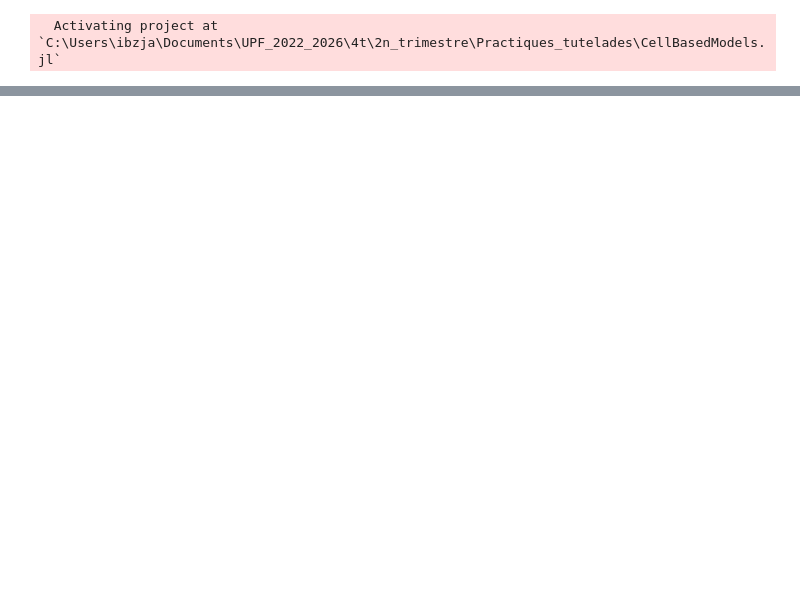
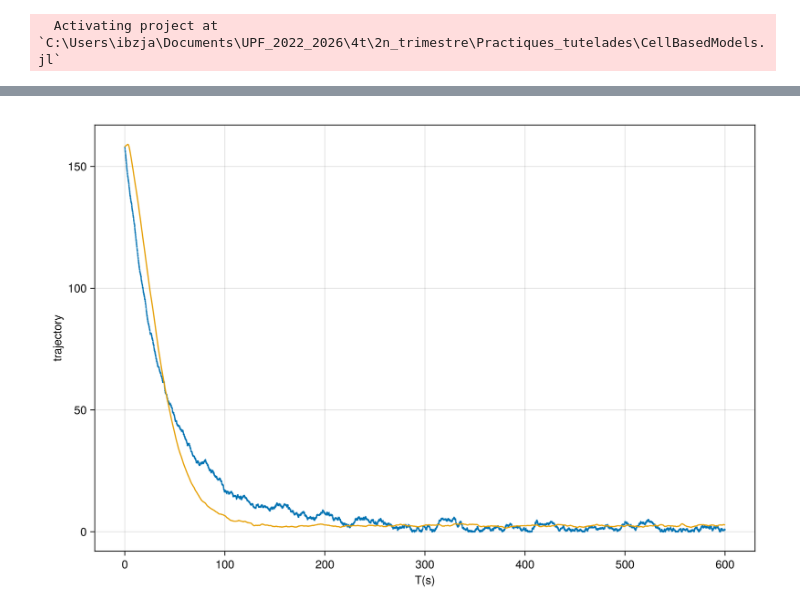
Before and after one commit to jmarib/CellBasedModels.jl, a Jupyter notebook: examples/keller_segel.ipynb, the cells around one changed output, grey strips where cells are left out. Saved outputs shown, nothing was run; the diff lists cells and outputs as text; code cells hidden in the pictures; blank space fills up the shorter version.

```diff
--- a/examples/keller_segel.ipynb
+++ b/examples/keller_segel.ipynb
@@ -385,0 +46,11 @@ GLMakie.Screen(...)
+# %%
+# Parameters
+μ = 50          # Chemotactic sensitivity
+h = 1.0          # Peak concentration
+b = 63.25        # Width of the parabola
+D = 0.18         # Diffusion coefficient
+dt = 0.01        # Time step
+T = 600.0         # Total time
+x0 = b * 2.5       # Initial position
+
+trajectory = simulate_keller(μ, h, b, D, dt, T, x0)
@@ -385,0 +80,2 @@ GLMakie.Screen(...)
+# %%
+df = combined_dfs[(10.0, 0.5)]
@@ -385,0 +103,19 @@ GLMakie.Screen(...)
+# %%
+fig = Figure(size = (900, 600))
+ax = Axis(fig[1,1], xlabel = "T(s)", ylabel = "trajectory")
+
+steps = T / dt
+grouped = groupby(df, :step)
+mean_x = Float64[]
+for i in 1:length(grouped)
+    step_df = grouped[i]
+    x = step_df.x
+    push!(mean_x, mean(x))
+end
+
+steps_2 = 6000
+lines!(ax, (1:steps)*0.01, trajectory)
+lines!(ax, (1:steps_2)*0.1, mean_x)
+fig
+# %% [output]
+[figure, added]
```
Also changed, not shown: parts of 11 cells of this notebook.
